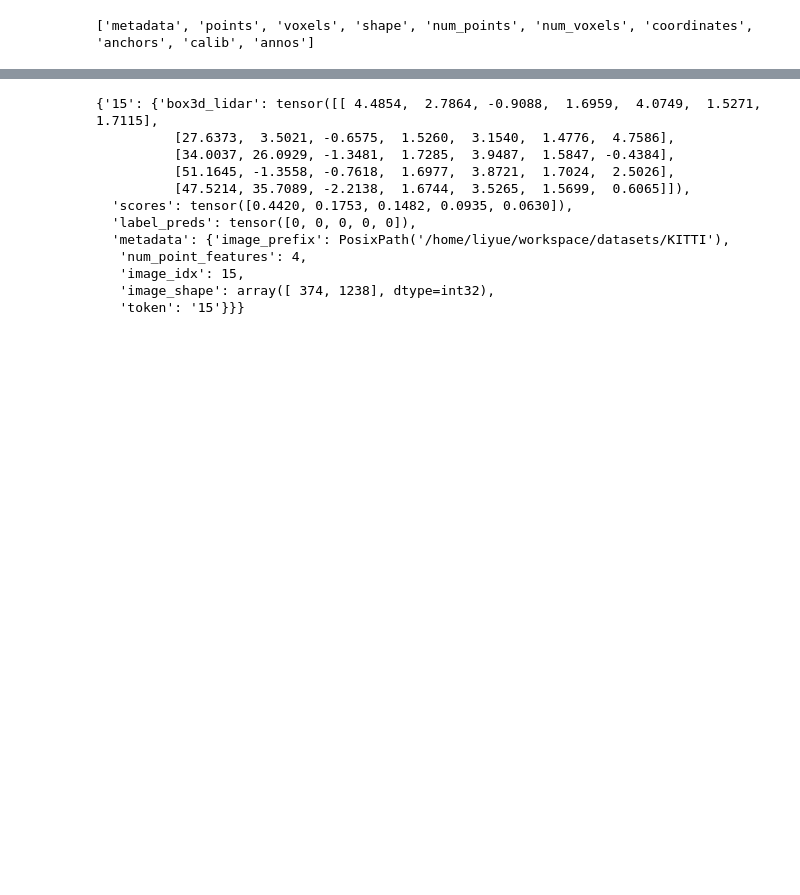
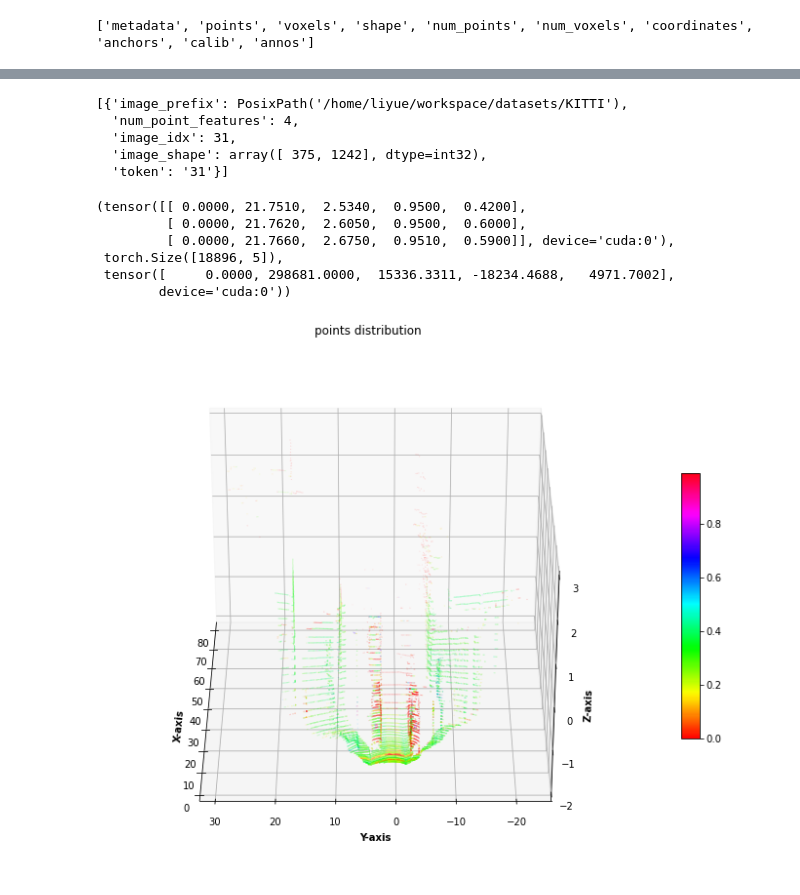
Before and after one commit to heweweh/SE-SSD, a Jupyter notebook: tools/se-ssd.ipynb, the cells around one changed output, grey strips where cells are left out. Cells and saved outputs as stored; diff of their text form; code cells hidden in the pictures; blank space fills up the shorter version.

Commit message:
change model for no-metadata and no-calib data.

```diff
--- a/tools/se-ssd.ipynb
+++ b/tools/se-ssd.ipynb
@@ -29,7 +30,7 @@ data_loader = DataLoader(dataset, batch_size=batch_size, sampler=None, num_worke
 # %%
 # data part
 def get_dataset_ids(mode='val'):
-    assert mode in ['test', 'val', 'trainval', 'val']
+    assert mode in ['test', 'train', 'trainval', 'val', 'train_unlabel_val', 'train_unlabel_test']
     id_file_path = "../det3d/datasets/ImageSets/{}.txt".format(mode)
     with open(id_file_path, 'r') as f:
         ids = f.readlines()
@@ -40,10 +41,11 @@ def get_dataset_ids(mode='val'):
 kitti_dataset = data_loader.dataset         # det3d.datasets.kitti.kitti.KittiDataset
 samples = []
 valid_ids = get_dataset_ids('test')
-for id in [6]:
-    index = valid_ids.index(id)
-    samples.append(kitti_dataset[index])
-batch_samples = collate_kitti(samples)
-example = example_to_device(batch_samples, device=torch.device('cuda'))
+# %%
+for id in [15]:
+    index = valid_ids.index(id)
+    samples.append(kitti_dataset[index])
+batch_samples = collate_kitti(samples)
+example = example_to_device(batch_samples, device=torch.device('cuda'))
 # %%
 print([k for k, _ in example.items()])
@@ -86,15 +54,36 @@ for output in outputs:
-# %%
-results_dict
-# %% [output]
-{'15': {'box3d_lidar': tensor([[ 4.4854,  2.7864, -0.9088,  1.6959,  4.0749,  1.5271,  1.7115],
-          [27.6373,  3.5021, -0.6575,  1.5260,  3.1540,  1.4776,  4.7586],
-          [34.0037, 26.0929, -1.3481,  1.7285,  3.9487,  1.5847, -0.4384],
-          [51.1645, -1.3558, -0.7618,  1.6977,  3.8721,  1.7024,  2.5026],
-          [47.5214, 35.7089, -2.2138,  1.6744,  3.5265,  1.5699,  0.6065]]),
-  'scores': tensor([0.4420, 0.1753, 0.1482, 0.0935, 0.0630]),
-  'label_preds': tensor([0, 0, 0, 0, 0]),
-  'metadata': {'image_prefix': PosixPath('/home/liyue/workspace/datasets/KITTI'),
-   'num_point_features': 4,
-   'image_idx': 15,
-   'image_shape': array([ 374, 1238], dtype=int32),
-   'token': '15'}}}
+# %%
+example['metadata']
+# %% [output]
+[{'image_prefix': PosixPath('/home/liyue/workspace/datasets/KITTI'),
+  'num_point_features': 4,
+  'image_idx': 31,
+  'image_shape': array([ 375, 1242], dtype=int32),
+  'token': '31'}]
+# %%
+example['points'][:3], example['points'].shape, torch.sum(example['points'], dim=0)
+# %% [output]
+(tensor([[ 0.0000, 21.7510,  2.5340,  0.9500,  0.4200],
+         [ 0.0000, 21.7620,  2.6050,  0.9500,  0.6000],
+         [ 0.0000, 21.7660,  2.6750,  0.9510,  0.5900]], device='cuda:0'),
+ torch.Size([18896, 5]),
+ tensor([     0.0000, 298681.0000,  15336.3311, -18234.4688,   4971.7002],
+        device='cuda:0'))
+# %%
+px = 1/plt.rcParams['figure.dpi']
+fig = plt.figure(figsize=(1280*px, 720*px))
+ax = plt.axes(projection ='3d')
+my_cmap = plt.get_cmap('hsv')
+x = example['points'][:, 1].cpu()
+y = example['points'][:, 2].cpu()
+z = example['points'][:, 3].cpu()
+c = example['points'][:, 4].cpu()
+sctt = ax.scatter3D(x, y, z, c=c, cmap=my_cmap, s=0.005)
+ax.set_title('points distribution')
+ax.view_init(30, 180)
+fig.colorbar(sctt, ax = ax, shrink = 0.5, aspect = 15)
+ax.set_xlabel('X-axis', fontweight ='bold')
+ax.set_ylabel('Y-axis', fontweight ='bold')
+ax.set_zlabel('Z-axis', fontweight ='bold')
+plt.show()
+# %% [output]
+[figure, added]
```
Also changed, not shown: parts of 28 cells of this notebook, 3 other files.
